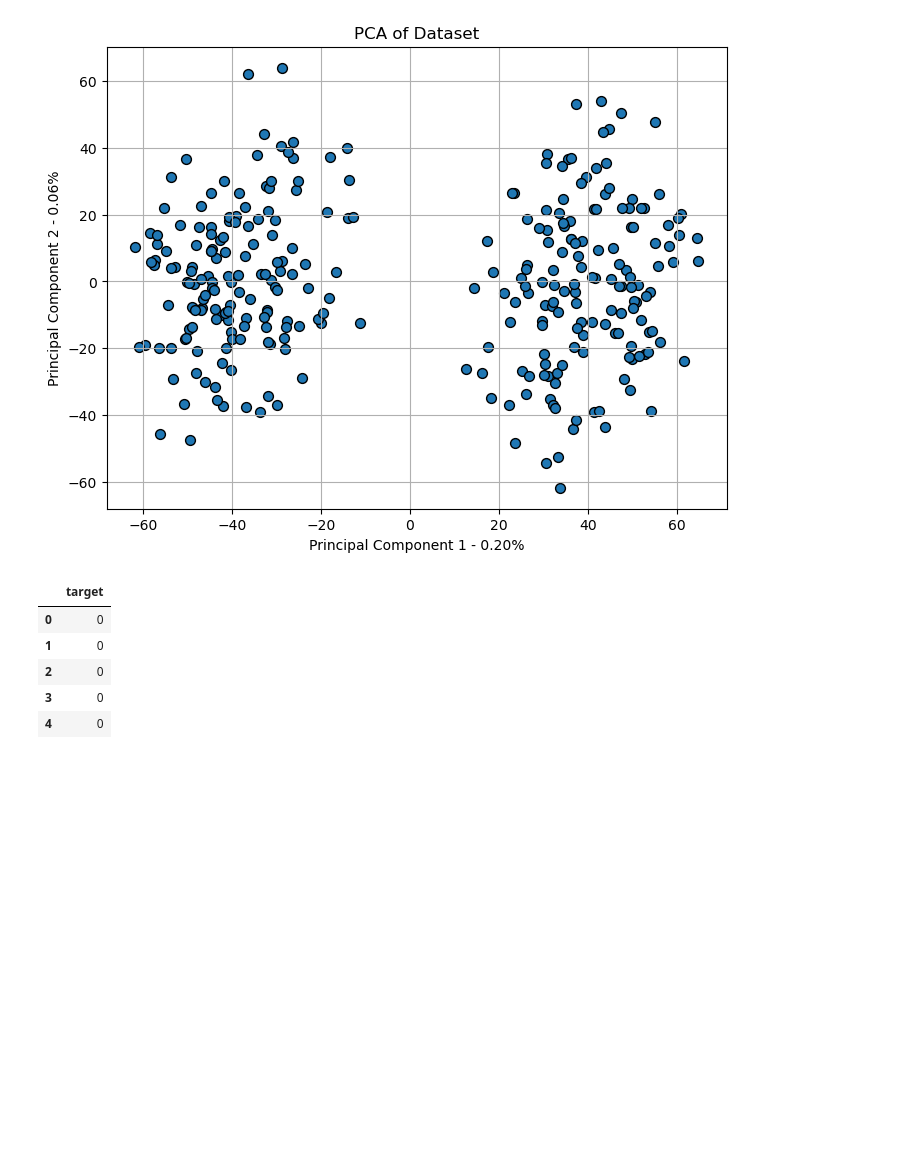
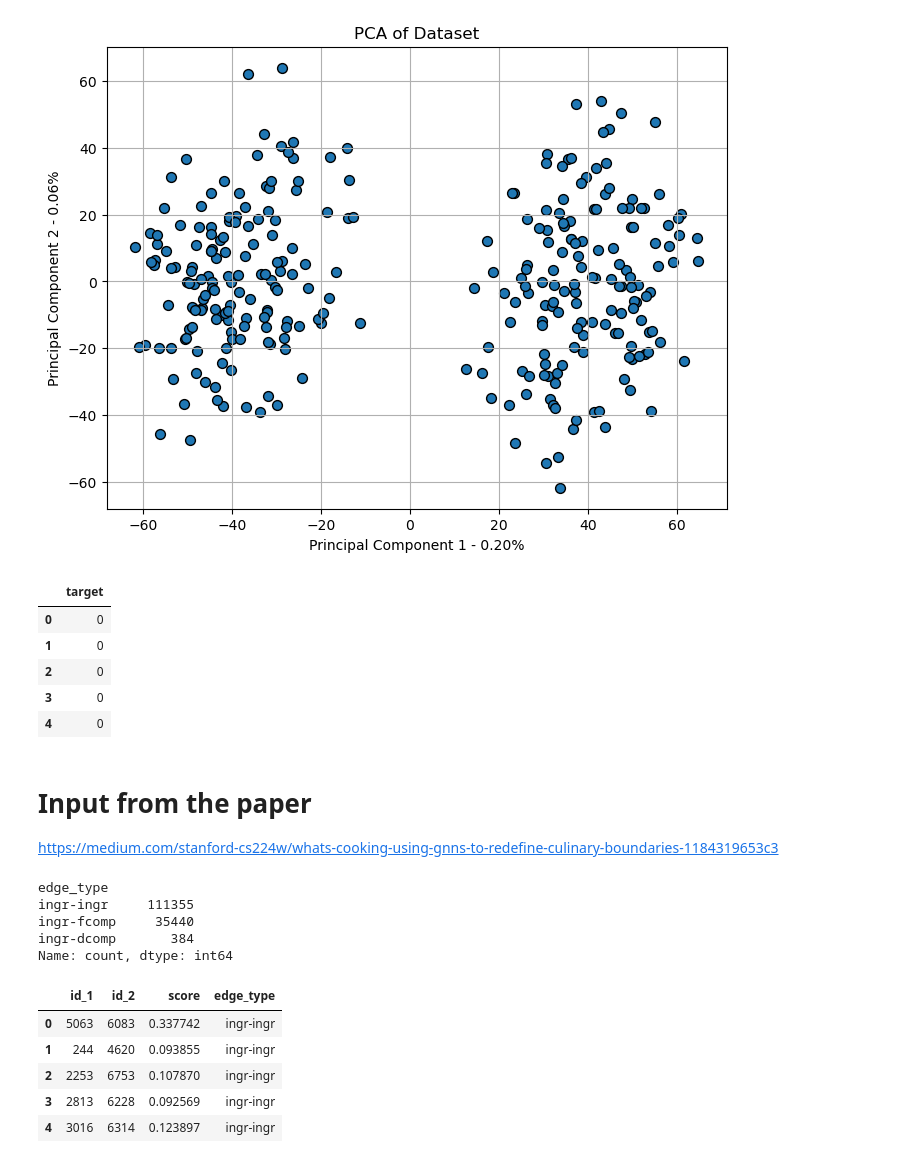
Before and after one commit to damajojung/Playground, a Jupyter notebook: food/playground.ipynb, the cells around one changed output. Drawn from its saved outputs; the diff is of its cells as text; code cells hidden in the pictures; blank space fills up the shorter version.

```diff
--- a/food/playground.ipynb
+++ b/food/playground.ipynb
@@ -170,3 +176,27 @@ y.head()
 | 2 | 0 |
 | 3 | 0 |
 | 4 | 0 |
+# %% [markdown]
+# Input from the paper
+
+https://medium.com/stanford-cs224w/whats-cooking-using-gnns-to-redefine-culinary-boundaries-1184319653c3
+# %%
+edge_url="https://raw.githubusercontent.com/lamypark/FlavorGraph/master/input/edges_191120.csv"
+edges_df=pd.read_csv(edge_url)
+print(edges_df.edge_type.value_counts())
+##########################################
+# edges_df = edges_df.iloc[:111355,:]
+##########################################
+edges_df.head()
+# %% [output]
+edge_type
+ingr-ingr     111355
+ingr-fcomp     35440
+ingr-dcomp       384
+Name: count, dtype: int64
+|  | id_1 | id_2 | score | edge_type |
+| 0 | 5063 | 6083 | 0.337742 | ingr-ingr |
+| 1 | 244 | 4620 | 0.093855 | ingr-ingr |
+| 2 | 2253 | 6753 | 0.107870 | ingr-ingr |
+| 3 | 2813 | 6228 | 0.092569 | ingr-ingr |
+| 4 | 3016 | 6314 | 0.123897 | ingr-ingr |
```
Also changed, not shown: parts of 12 cells of this notebook, 2 other files.
